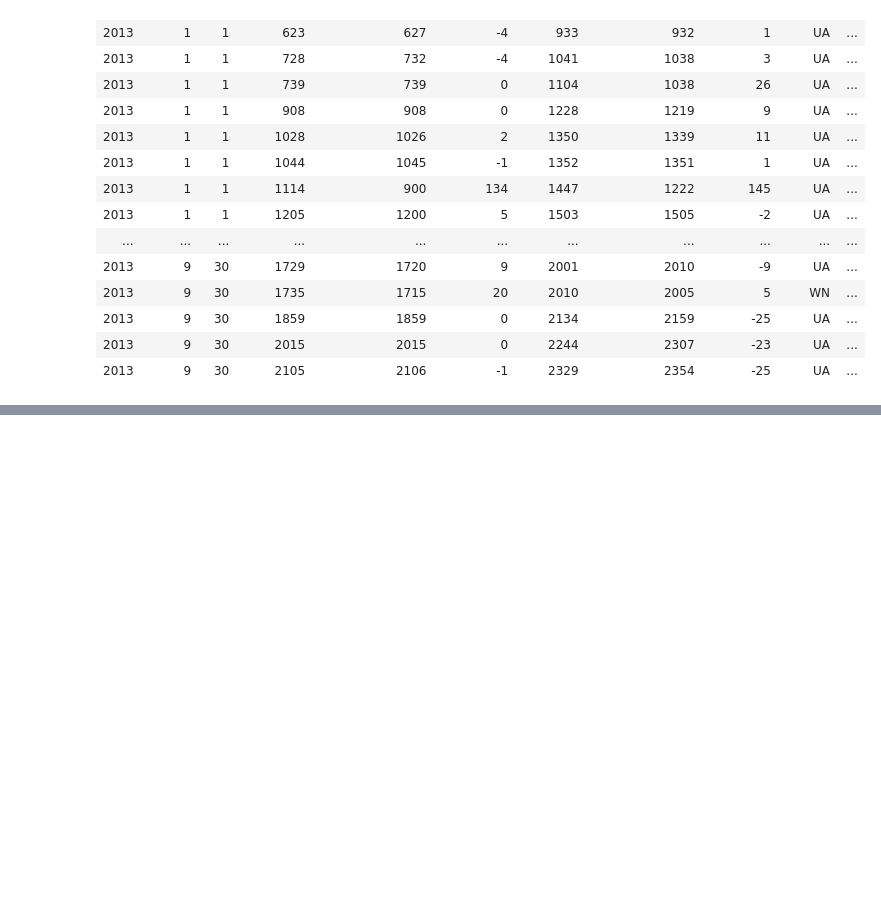
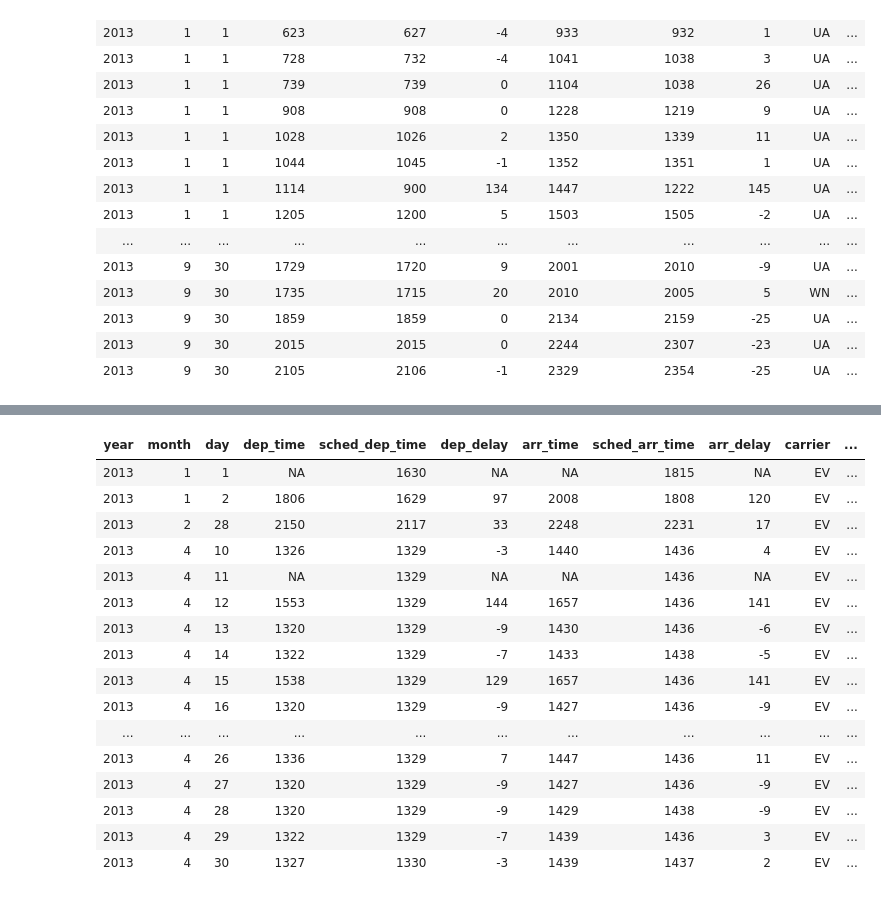
Before and after one commit to infinite-Joy/programming-languages, a Jupyter notebook: r-lang/data transformations in R.ipynb, the cells around one changed output, grey strips where cells are left out. Saved outputs shown, nothing was run; the diff lists cells and outputs as text; code cells hidden in the pictures; blank space fills up the shorter version.

```diff
--- a/r-lang/data transformations in R.ipynb
+++ b/r-lang/data transformations in R.ipynb
@@ -166,0 +282,21 @@ filter(flights, dest == "IAH" | dest == "HOU")
+# %%
+dd <- filter(flights, carrier == "EV" & flight == 4308)
+dd[with(dd, order(year, month, day)), ]
+# %% [output]
+| year | month | day | dep_time | sched_dep_time | dep_delay | arr_time | sched_arr_time | arr_delay | carrier | ... |
+| 2013 | 1 | 1 | NA | 1630 | NA | NA | 1815 | NA | EV | ... |
+| 2013 | 1 | 2 | 1806 | 1629 | 97 | 2008 | 1808 | 120 | EV | ... |
+| 2013 | 2 | 28 | 2150 | 2117 | 33 | 2248 | 2231 | 17 | EV | ... |
+| 2013 | 4 | 10 | 1326 | 1329 | -3 | 1440 | 1436 | 4 | EV | ... |
+| 2013 | 4 | 11 | NA | 1329 | NA | NA | 1436 | NA | EV | ... |
+| 2013 | 4 | 12 | 1553 | 1329 | 144 | 1657 | 1436 | 141 | EV | ... |
+| 2013 | 4 | 13 | 1320 | 1329 | -9 | 1430 | 1436 | -6 | EV | ... |
+| 2013 | 4 | 14 | 1322 | 1329 | -7 | 1433 | 1438 | -5 | EV | ... |
+| 2013 | 4 | 15 | 1538 | 1329 | 129 | 1657 | 1436 | 141 | EV | ... |
+| 2013 | 4 | 16 | 1320 | 1329 | -9 | 1427 | 1436 | -9 | EV | ... |
+| ... | ... | ... | ... | ... | ... | ... | ... | ... | ... | ... |
+| 2013 | 4 | 26 | 1336 | 1329 | 7 | 1447 | 1436 | 11 | EV | ... |
+| 2013 | 4 | 27 | 1320 | 1329 | -9 | 1427 | 1436 | -9 | EV | ... |
+| 2013 | 4 | 28 | 1320 | 1329 | -9 | 1429 | 1438 | -9 | EV | ... |
+| 2013 | 4 | 29 | 1322 | 1329 | -7 | 1439 | 1436 | 3 | EV | ... |
+| 2013 | 4 | 30 | 1327 | 1330 | -3 | 1439 | 1437 | 2 | EV | ... |
```
Also changed, not shown: parts of 19 cells of this notebook, 1 other file.
